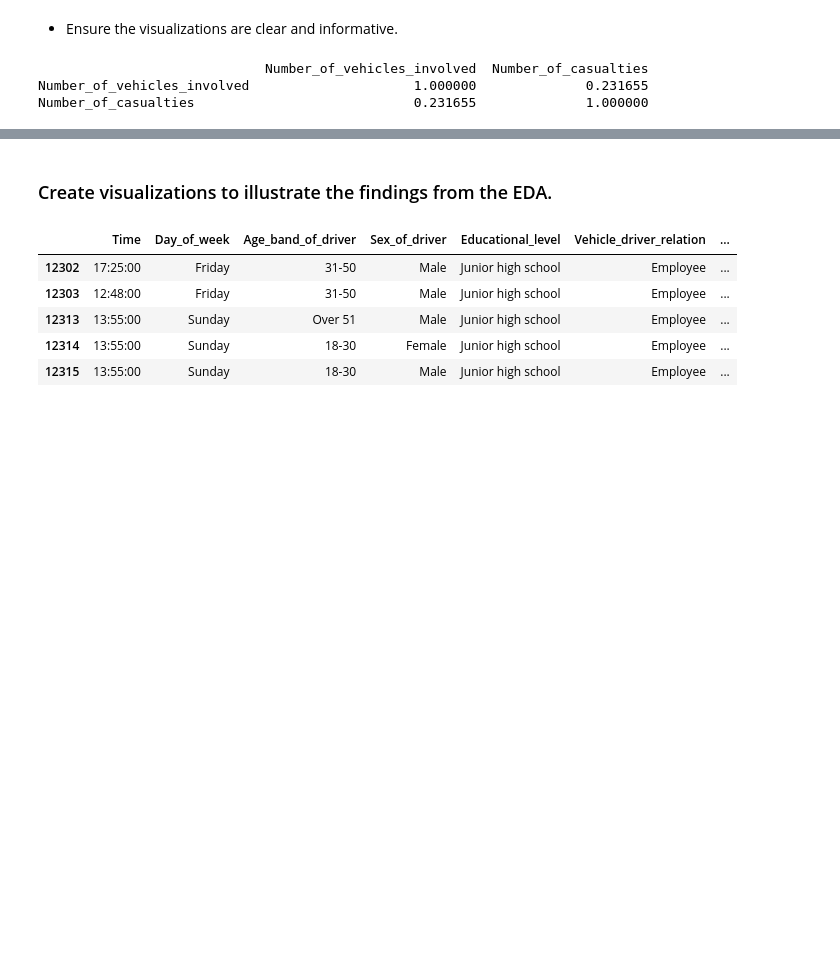
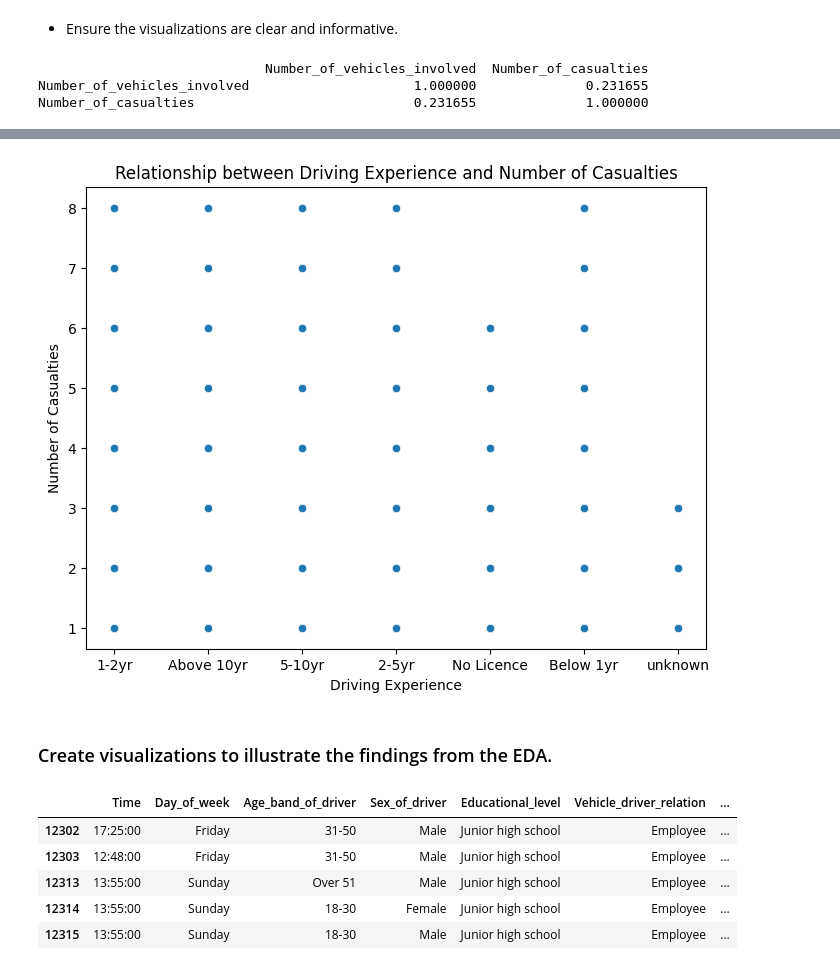
Before and after one commit to Hanin-Code/T5W1, a Jupyter notebook: T5Week1_1.ipynb, the cells around one changed output, grey strips where cells are left out. Drawn from its saved outputs; the diff is of its cells as text; code cells hidden in the pictures; blank space fills up the shorter version.

```diff
--- a/T5Week1_1.ipynb
+++ b/T5Week1_1.ipynb
@@ -367,3 +399,12 @@ Number_of_casualties                            0.231655              1.000000
+# %%
+plt.figure(figsize=(8, 6))
+sns.scatterplot(x='Driving_experience', y='Number_of_casualties', data=df)
+plt.title('Relationship between Driving Experience and Number of Casualties')
+plt.xlabel('Driving Experience')
+plt.ylabel('Number of Casualties')
+plt.show()
+# %% [output]
+[figure, added]
 # %% [markdown]
 ### Create visualizations to illustrate the findings from the EDA.
 # %%
```
Also changed, not shown: parts of 18 cells of this notebook.
